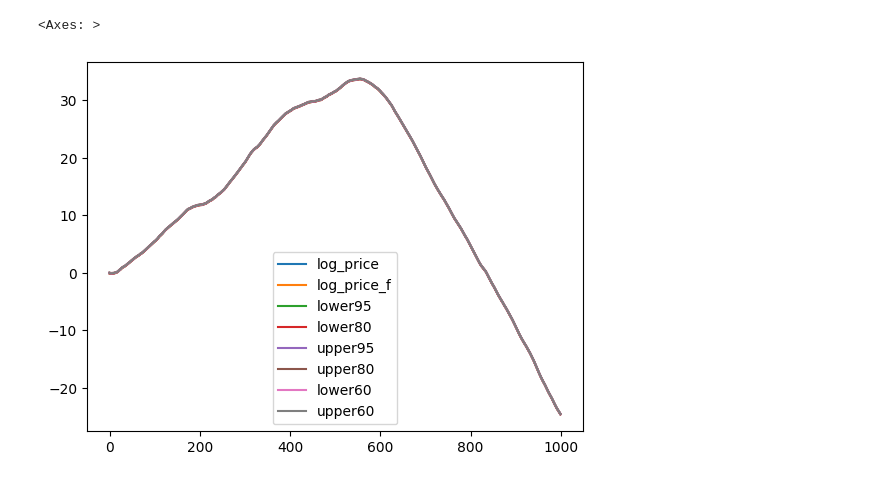
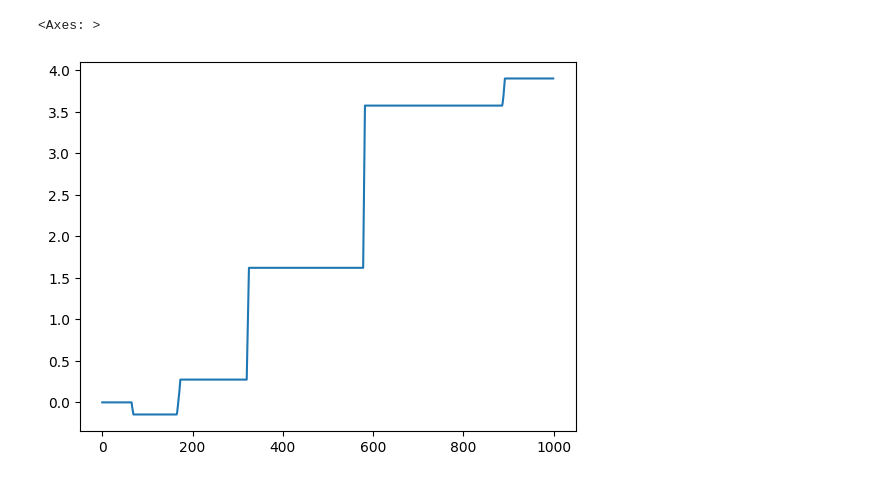
Before and after one commit to MizusakoSadanobu/kalman_filter_trade, a Jupyter notebook: playground.ipynb, the cells around one changed output. Saved outputs shown, nothing was run; the diff lists cells and outputs as text; code cells hidden in the pictures.

```diff
--- a/playground.ipynb
+++ b/playground.ipynb
@@ -7,15 +7,14 @@ from pykalman import KalmanFilter
 # パラメータ設定
 T = 1000  # データの長さ
 a = 0.8  # AR(1)過程のパラメータ
-b = 0.2
 su = 0.01
-sw = 0.005
+sw = 0.0001
 
 # ノイズ生成
 u = np.random.normal(0, su, T)
 u[1:] = a * u[:-1] + np.random.normal(0, su, T - 1)
-w = np.random.normal(0, su, T)
-w[1:] = b * u[:-1] + np.random.normal(0, sw, T - 1)
+w = np.random.normal(0, sw, T)
+w[1:] = w[:-1] + np.random.normal(0, sw, T - 1)
 
 # トレンドと対数価格の生成
 trend = np.cumsum(w)
@@ -48,10 +47,10 @@ for i in range(len(df)):
     state_means, state_covs = kf.filter(df['log_price'].values[:i+1])
 
     # 信頼区間の計算
-    lower95 = state_means[-1, 0] - 0.5 * np.sqrt(state_covs[-1, 0, 0])
-    upper95 = state_means[-1, 0] + 0.5 * np.sqrt(state_covs[-1, 0, 0])
-    lower60 = state_means[-1, 0] - 0.1 * np.sqrt(state_covs[-1, 0, 0])
-    upper60 = state_means[-1, 0] + 0.1 * np.sqrt(state_covs[-1, 0, 0])
+    lower95 = state_means[-1, 0] - 0.1 * np.sqrt(state_covs[-1, 0, 0])
+    upper95 = state_means[-1, 0] + 0.1 * np.sqrt(state_covs[-1, 0, 0])
+    lower60 = state_means[-1, 0] - 0.05 * np.sqrt(state_covs[-1, 0, 0])
+    upper60 = state_means[-1, 0] + 0.05 * np.sqrt(state_covs[-1, 0, 0])
 
     lower95s.append(lower95)
     upper95s.append(upper95)
@@ -81,5 +64,24 @@ df
+# %%
+df["long_entry"] = df["log_price"] > df["upper95"]
+df["short_entry"] = df["log_price"] < df["lower95"]
+
+df["long_close"] = df["log_price"] < df["lower60"]
+df["short_close"] = df["log_price"] > df["upper60"]
+# %%
+df["long_ret"] = 0.
+pos = 0
+for i, (entry, close, ret) in enumerate(zip(df["long_entry"], df["long_close"], df["log_price"])):
+    if pos==0:
+        if entry:
+            pos += 1
+            df.loc[i,"long_ret"] = ret
+    if pos:
+        if not close:
+            df.loc[i,"long_ret"] = ret
+        else:
+            pos = 0
 # %%
-df.plot()
+df.long_ret.cumsum().plot()
 # %% [output]
 <Axes: >
-[figure, old version]
+[figure, new version]
```
Also changed, not shown: parts of 2 cells of this notebook.
